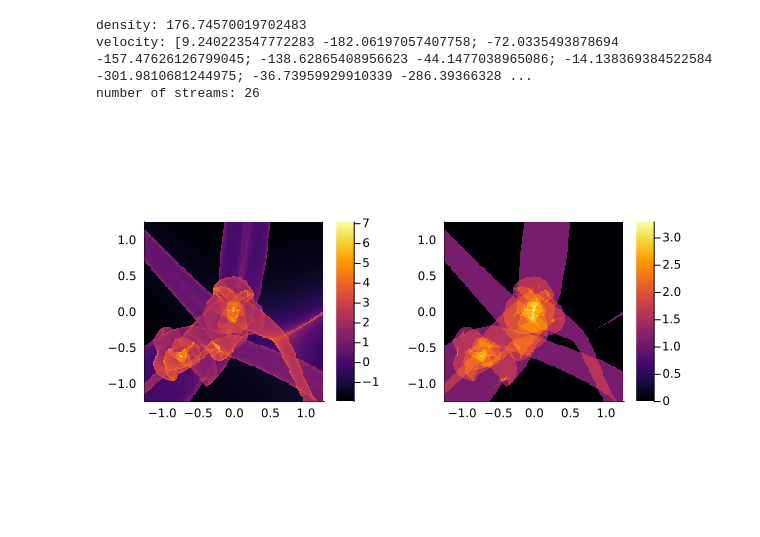
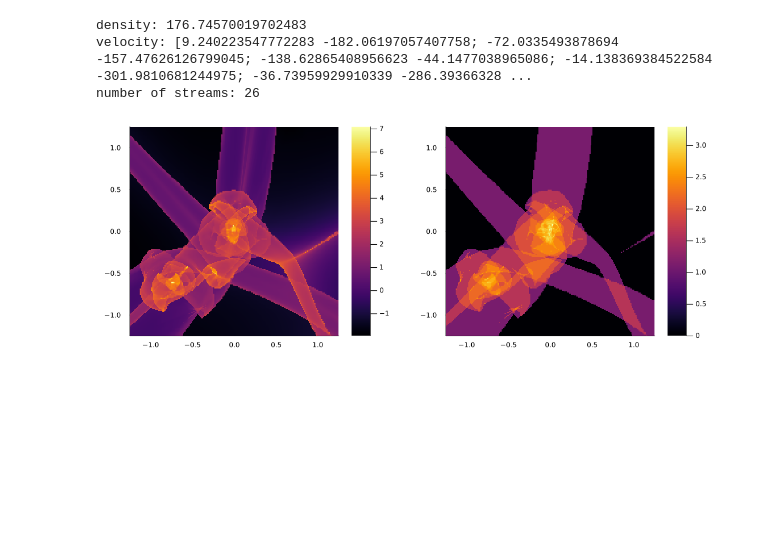
Before and after one commit to jfeldbrugge/PS-DTFE, a Jupyter notebook: Example_Julia.ipynb, the cells around one changed output. Cells and saved outputs as stored; diff of their text form; code cells hidden in the pictures; blank space fills up the shorter version.

```diff
--- a/Example_Julia.ipynb
+++ b/Example_Julia.ipynb
@@ -46,13 +46,13 @@ number of streams: 26
 # %%
 rho = [density([x, y], estimator) for y in rangeX, x in rangeX]
 number = [numberOfStreams([x, y], estimator) for y in rangeX, x in rangeX]
 
 write("data/density_PS-DTFE_Julia.bin", rho)
 write("data/number_PS-DTFE_Julia.bin", number)
 
 pl1 = heatmap(rangeX, rangeX, log.(rho), aspect_ratio=:equal, xlims=(-0.05 * L, 0.05 * L), ylims=(-0.05 * L, 0.05 * L))
 pl2 = heatmap(rangeX, rangeX, log.(number), aspect_ratio=:equal, xlims=(-0.05 * L, 0.05 * L), ylims=(-0.05 * L, 0.05 * L))
 
-plot(pl1, pl2)
+plot(pl1, pl2, layout = grid(1, 2), size=(1100, 400))
 # %% [output]
-[figure, old version]
+[figure, new version]
```
